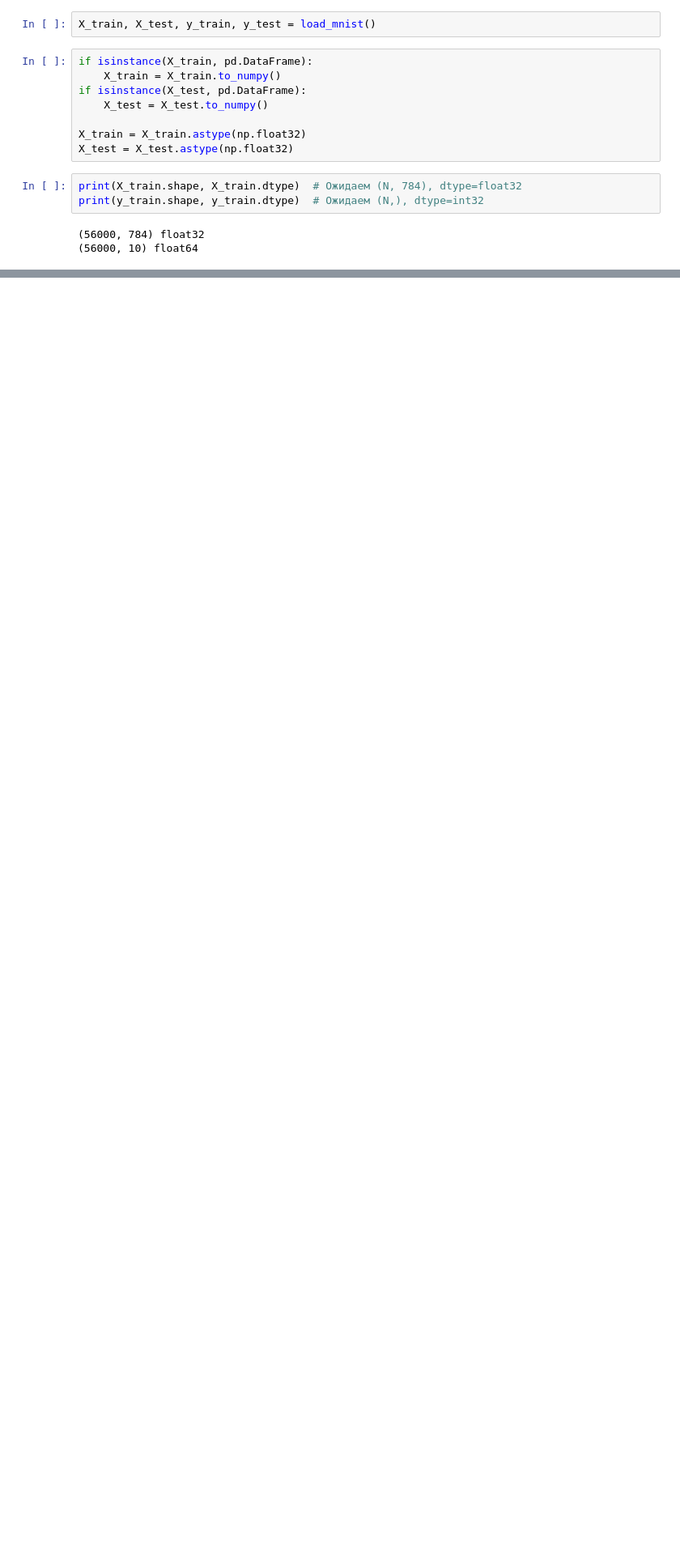
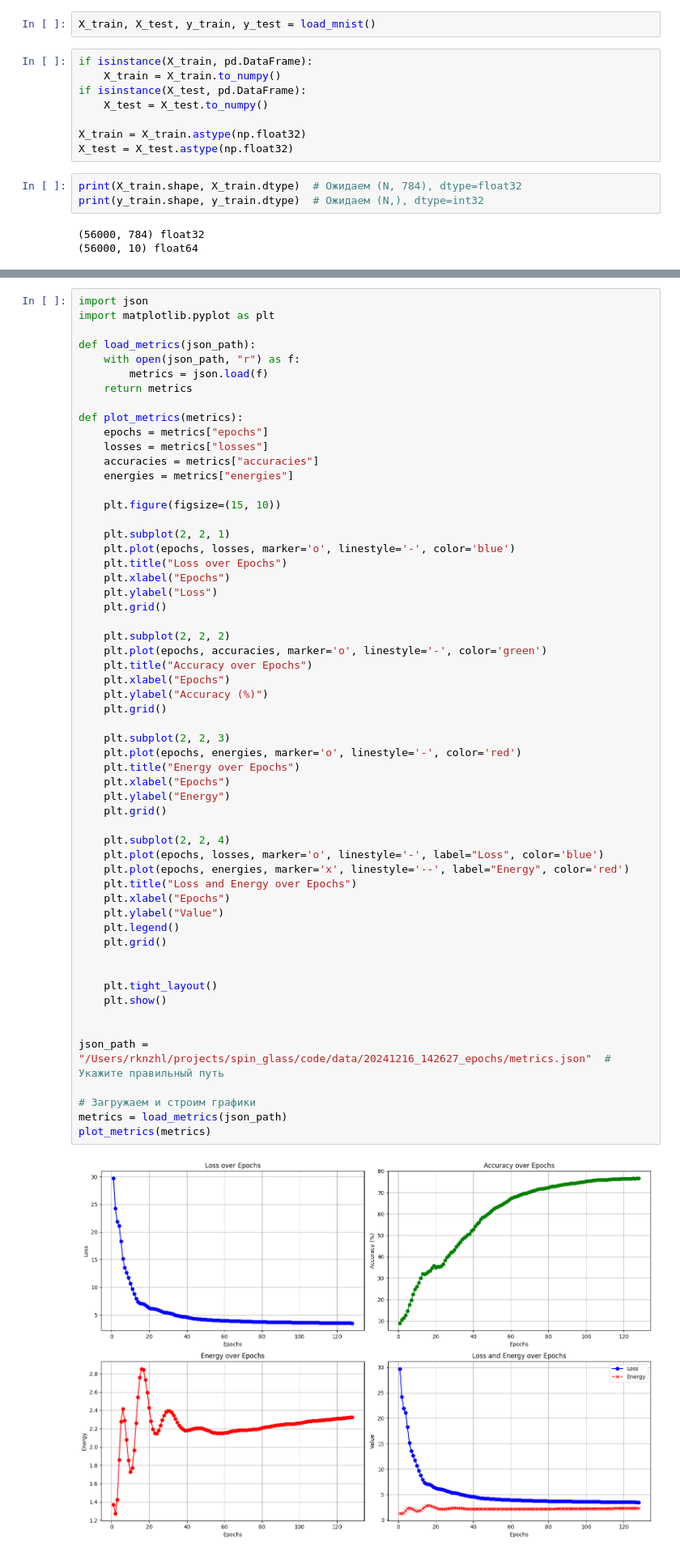
Before and after one commit to rknzhl/spin_glass, a Jupyter notebook: notebooks/training_MNIST.ipynb, the cells around one changed output, grey strips where cells are left out. Shown at 81% size. Cells and saved outputs as stored; diff of their text form; blank space fills up the shorter version.

```diff
--- a/notebooks/training_MNIST.ipynb
+++ b/notebooks/training_MNIST.ipynb
@@ -55 +68,60 @@ Epoch 12/500, Avg Loss: 8.0504, Test Accuracy: 30.18%
 ... (88 outputs left out)
+# %%
+import json
+import matplotlib.pyplot as plt
+
+def load_metrics(json_path):
+    with open(json_path, "r") as f:
+        metrics = json.load(f)
+    return metrics
+
+def plot_metrics(metrics):
+    epochs = metrics["epochs"]
+    losses = metrics["losses"]
+    accuracies = metrics["accuracies"]
+    energies = metrics["energies"]
+
+    plt.figure(figsize=(15, 10))
+
+    plt.subplot(2, 2, 1)
+    plt.plot(epochs, losses, marker='o', linestyle='-', color='blue')
+    plt.title("Loss over Epochs")
+    plt.xlabel("Epochs")
+    plt.ylabel("Loss")
+    plt.grid()
+
+    plt.subplot(2, 2, 2)
+    plt.plot(epochs, accuracies, marker='o', linestyle='-', color='green')
+    plt.title("Accuracy over Epochs")
+    plt.xlabel("Epochs")
+    plt.ylabel("Accuracy (%)")
+    plt.grid()
+
+    plt.subplot(2, 2, 3)
+    plt.plot(epochs, energies, marker='o', linestyle='-', color='red')
+    plt.title("Energy over Epochs")
+    plt.xlabel("Epochs")
+    plt.ylabel("Energy")
+    plt.grid()
+
+    plt.subplot(2, 2, 4)
+    plt.plot(epochs, losses, marker='o', linestyle='-', label="Loss", color='blue')
+    plt.plot(epochs, energies, marker='x', linestyle='--', label="Energy", color='red')
+    plt.title("Loss and Energy over Epochs")
+    plt.xlabel("Epochs")
+    plt.ylabel("Value")
+    plt.legend()
+    plt.grid()
+
+
+    plt.tight_layout()
+    plt.show()
+
+
+json_path = "/Users/rknzhl/projects/spin_glass/code/data/20241216_142627_epochs/metrics.json"  # Укажите правильный путь
+
+# Загружаем и строим графики
+metrics = load_metrics(json_path)
+plot_metrics(metrics)
+# %% [output]
+[figure, added]
```
Also changed, not shown: parts of 2 cells of this notebook, 4 other files.
